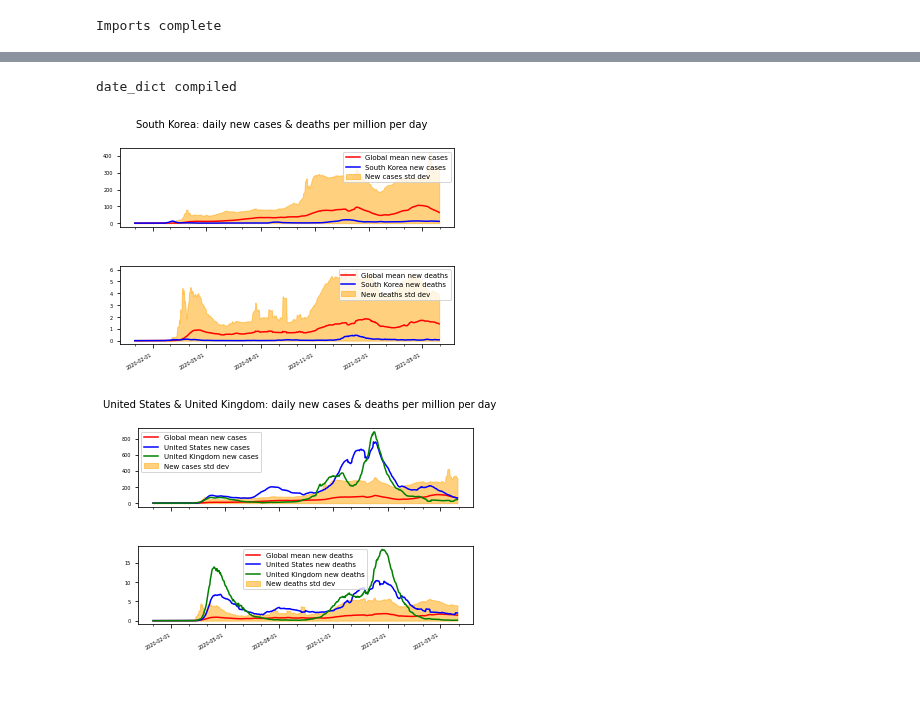
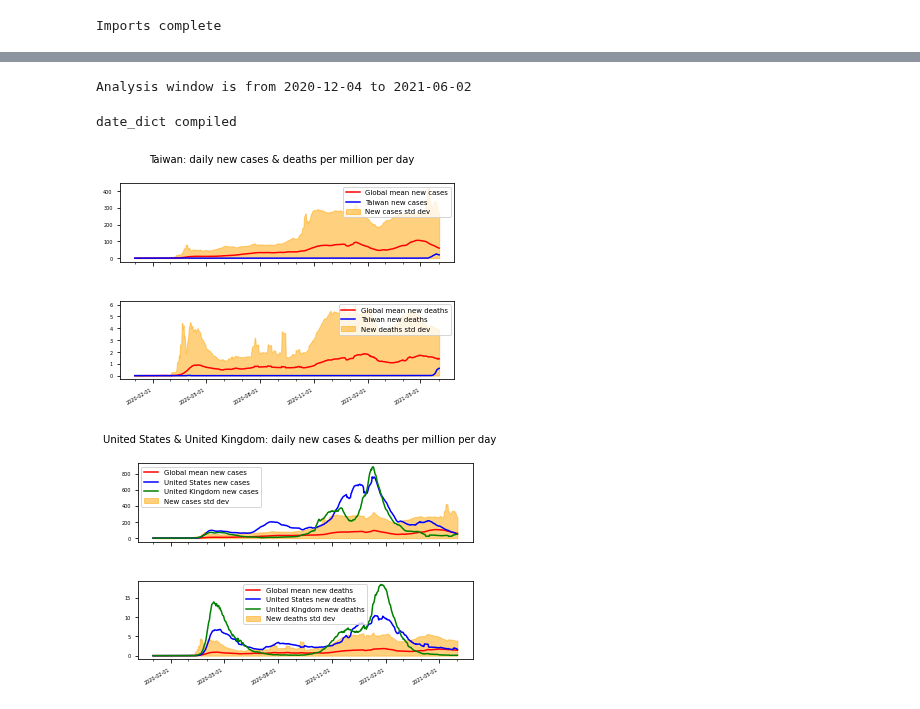
Before and after one commit to Ipgnosis/covid_analysis, a Jupyter notebook: country-plots.ipynb, the cells around one changed output, grey strips where cells are left out. Cells and saved outputs as stored; diff of their text form; code cells hidden in the pictures.

Commit message:
Added analysis window

```diff
--- a/country-plots.ipynb
+++ b/country-plots.ipynb
@@ -48,3 +47,33 @@ Current UTC 0 dateime = 2021-05-31T16:21:08
+# %%
+# restrict analysis dates if required
+
+start_date = '2020-01-01'
+end_date = config.LATEST_DATA_DATE
+#start_date = '2020-03-01'
+#end_date = '2021-01-01'
+#last_days = 0
+last_days = 90
+
+# restrict the analysis to the last N days
+if (last_days > 0) and (end_date == config.LATEST_DATA_DATE):
+    end_date_obj = datetime.strptime(end_date, "%Y-%m-%d")
+    start_date_obj = end_date_obj - timedelta(days = last_days)
+    start_date = datetime.strftime(start_date_obj, "%Y-%m-%d")
+
+analysis_window = {"start_date": start_date, "end_date": end_date}
+"""
+# compile the date_list to the default range or a restricted range
+if (analysis_window["start_date"] > '2020-01-01') or (analysis_window["end_date"] < config.LATEST_DATA_DATE):
+    # get an restrictive list of valid data dates
+    date_list = fetch_date_list(data, analysis_window)
+else: # just compile all available dates into date_list
+    # get an exhaustive list of dates CONTAINING VALID DATA in the data
+    # this also sets LATEST_DATA_DATE for later use
+    date_list = fetch_date_list(data)
+"""
+print("Analysis window is from {} to {}".format(analysis_window['start_date'], analysis_window['end_date']))
+# %% [output]
+Analysis window is from 2020-12-04 to 2021-06-02
 # %%
 # define the list of required resources
 res = ['new_cases_smoothed_per_million', 'new_deaths_smoothed_per_million']
@@ -98,7 +127,7 @@ date_dict compiled
 # re-juggle the data for a single country chart
 
 # the country being analyzed
-y_axis_values = 'KOR'
+y_axis_values = 'TWN'
 
 y_axis_label = data[y_axis_values]['location']
 
@@ -169,34 +198,34 @@ ax2.plot(x_axis, y2_axis, label = y2_axis_legend_str, color = 'blue')
 # declare the text data
 fig.suptitle(chart_title_str, fontsize = 10)
 
 #  format the x axis (date) labels
 # Text in the x axis will be displayed in 'YYYY-mm-dd' format.
 ax2.xaxis.set_major_formatter(mdates.DateFormatter('%Y-%m-%d'))
 
 # major ticks every 3 months.
 fmt_qtr_year = mdates.MonthLocator(interval = 3)
 ax2.xaxis.set_major_locator(fmt_qtr_year)
 
 # minor ticks every month.
 fmt_month = mdates.MonthLocator()
 ax2.xaxis.set_minor_locator(fmt_month)
 
 # Rotates and right aligns the x labels, and moves the bottom of the
 # axes up to make room for them.
 fig.autofmt_xdate()
 
 # changing the fontsize of ticks
 ax1.tick_params(labelsize = 5)
 ax2.tick_params(labelsize = 5)
 
 # format the legends
 ax1.legend(loc = 0, fontsize = 7)
 ax2.legend(loc = 0, fontsize = 7)
 
 # display the plot
 plt.show()
 # %% [output]
-[figure, old version]
+[figure, new version]
 # %%
 # re-juggle the data for a 2 country chart
 
```
Also changed, not shown: parts of 2 cells of this notebook, 7 other files.
